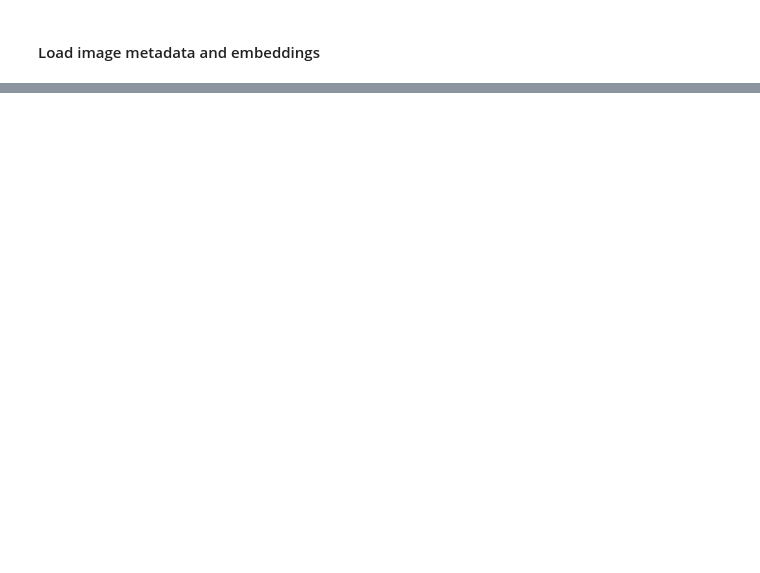
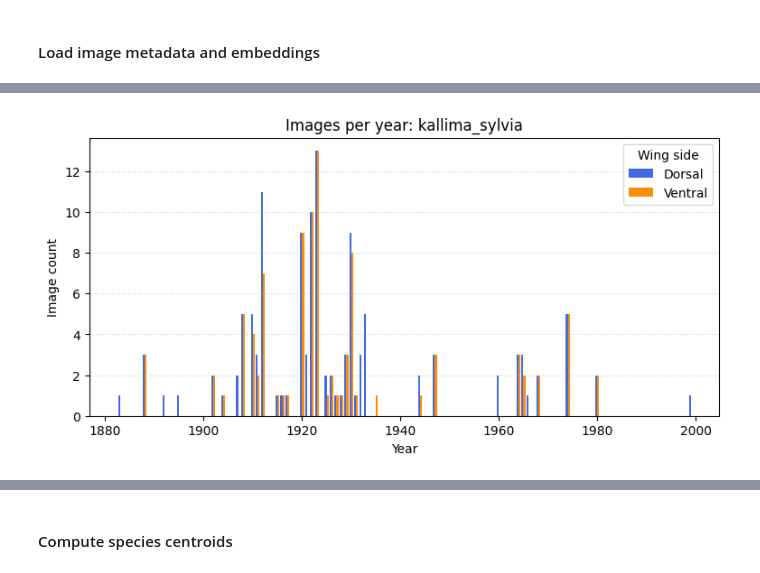
Before and after one commit to BioVisionLab/BioCosmos, a Jupyter notebook: cosine_temporal_analysis/temporal_analysis.ipynb, the cells around one changed output, grey strips where cells are left out. Saved outputs shown, nothing was run; the diff lists cells and outputs as text; code cells hidden in the pictures; blank space fills up the shorter version.

Commit message:
Continue species temporal analysis in Jupyter notebook

```diff
--- a/cosine_temporal_analysis/temporal_analysis.ipynb
+++ b/cosine_temporal_analysis/temporal_analysis.ipynb
@@ -160,9 +174,11 @@ def load_all_embeddings(lance_table, img_ids=None):
     return embeddings, loaded_img_ids
 
 
-# Set to None to load all qualifying species, or use a normalized name such as
-# "lysandra_coridon" to load only one qualifying species.
-SPECIES_FILTER = "lysandra_coridon"
+# Set to None to load all qualifying species (>100 images),
+# or use a normalized name such as "lysandra_coridon" to that
+# species (if qualified).
+# Other species: clossiana_polaris, kallima_sylvia, papilio_sataspes
+SPECIES_FILTER = "kallima_sylvia"
 meta = load_metadata(duck_connection, SPECIES_FILTER)
 embeddings, img_ids = load_all_embeddings(lance_table, meta["img_id"].to_numpy())
 # %% [output]
@@ -179,0 +246,36 @@ embeddings, img_ids = load_all_embeddings(lance_table, meta["img_id"].to_numpy()
+# %%
+year_counts = (
+    meta.filter(pl.col("year").is_not_null())
+    .group_by(["year", "side"])
+    .agg(pl.len().alias("count"))
+    .sort("year")
+)
+
+plt.figure(figsize=(9, 4))
+bar_width = 0.4
+for i, (side, color) in enumerate(SIDE_COLORS.items()):
+    side_counts = year_counts.filter(pl.col("side") == side)
+    if side_counts.is_empty():
+        continue
+    offset = bar_width * (i - 0.5)
+    plt.bar(
+        side_counts["year"].to_numpy() + offset,
+        side_counts["count"].to_numpy(),
+        width=bar_width,
+        color=color,
+        label=side.capitalize(),
+    )
+
+plt.title(f"Images per year: {SPECIES_FILTER or 'all species'}")
+plt.xlabel("Year")
+plt.ylabel("Image count")
+plt.legend(title="Wing side")
+plt.grid(True, linestyle="--", alpha=0.3, axis="y")
+plt.show()
+
+logger.info(
+    "Year range: %s-%s across %d distinct years",
+    year_counts["year"].min(), year_counts["year"].max(), year_counts["year"].n_unique(),
+)
+# %% [output]
+[figure, added]
@@ -179,0 +283,2 @@ embeddings, img_ids = load_all_embeddings(lance_table, meta["img_id"].to_numpy()
+# %% [markdown]
+#### Compute species centroids
```
Also changed, not shown: parts of 17 cells of this notebook, 1 other file.
